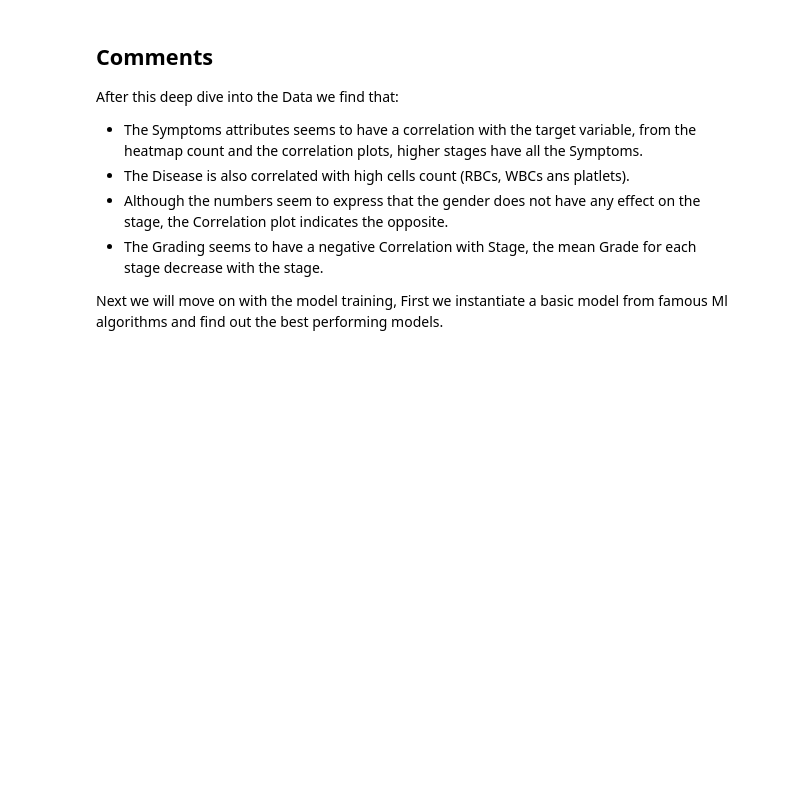
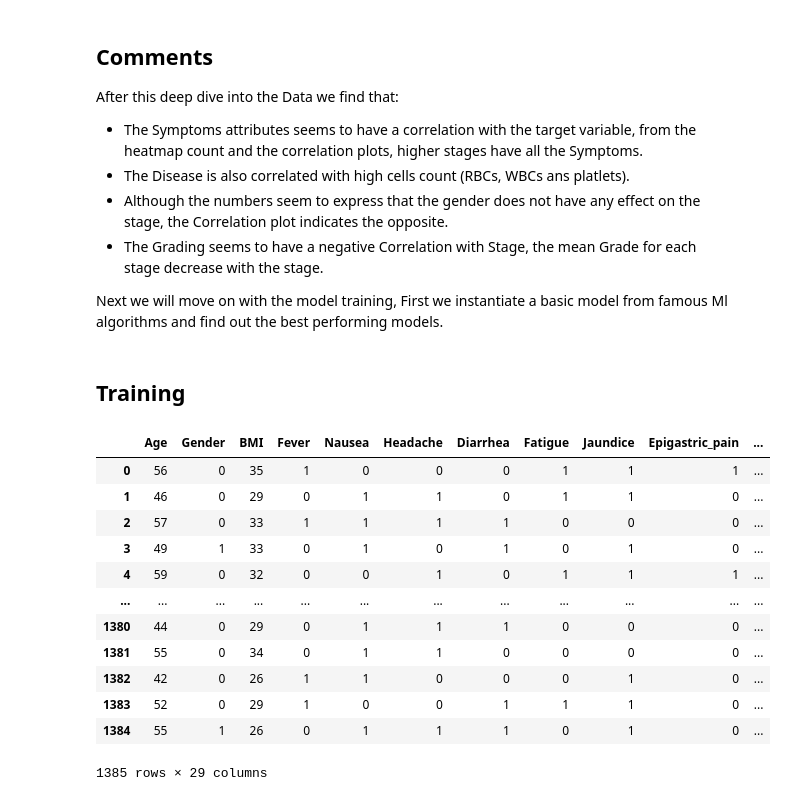
Before and after one commit to Ahmad-Abdalmageed/Egpytian_HCV, a Jupyter notebook: Egyptian_HCV_Investigation.ipynb, the cells around one changed output. Cells and saved outputs as stored; diff of their text form; code cells hidden in the pictures; blank space fills up the shorter version.

Commit message:
added training phase

```diff
--- a/Egyptian_HCV_Investigation.ipynb
+++ b/Egyptian_HCV_Investigation.ipynb
@@ -440,3 +440,5 @@ After this deep dive into the Data we find that:
 - The Grading seems to have a negative Correlation with Stage, the mean Grade for each stage decrease with the stage.
 
 Next we will move on with the model training, First we instantiate a basic model from famous Ml algorithms and find out the best performing models.
+# %% [markdown]
+## Training
@@ -442,0 +466,16 @@ Next we will move on with the model training, First we instantiate a basic model
+# %%
+data_clean
+# %% [output]
+|  | Age | Gender | BMI | Fever | Nausea | Headache | Diarrhea | Fatigue | Jaundice | Epigastric_pain | ... |
+| 0 | 56 | 0 | 35 | 1 | 0 | 0 | 0 | 1 | 1 | 1 | ... |
+| 1 | 46 | 0 | 29 | 0 | 1 | 1 | 0 | 1 | 1 | 0 | ... |
+| 2 | 57 | 0 | 33 | 1 | 1 | 1 | 1 | 0 | 0 | 0 | ... |
+| 3 | 49 | 1 | 33 | 0 | 1 | 0 | 1 | 0 | 1 | 0 | ... |
+| 4 | 59 | 0 | 32 | 0 | 0 | 1 | 0 | 1 | 1 | 1 | ... |
+| ... | ... | ... | ... | ... | ... | ... | ... | ... | ... | ... | ... |
+| 1380 | 44 | 0 | 29 | 0 | 1 | 1 | 1 | 0 | 0 | 0 | ... |
+| 1381 | 55 | 0 | 34 | 0 | 1 | 1 | 0 | 0 | 0 | 0 | ... |
+| 1382 | 42 | 0 | 26 | 1 | 1 | 0 | 0 | 0 | 1 | 0 | ... |
+| 1383 | 52 | 0 | 29 | 1 | 0 | 0 | 1 | 1 | 1 | 0 | ... |
+| 1384 | 55 | 1 | 26 | 0 | 1 | 1 | 1 | 0 | 1 | 0 | ... |
+1385 rows × 29 columns
```
Also changed, not shown: parts of 13 cells of this notebook, 2 other files.
